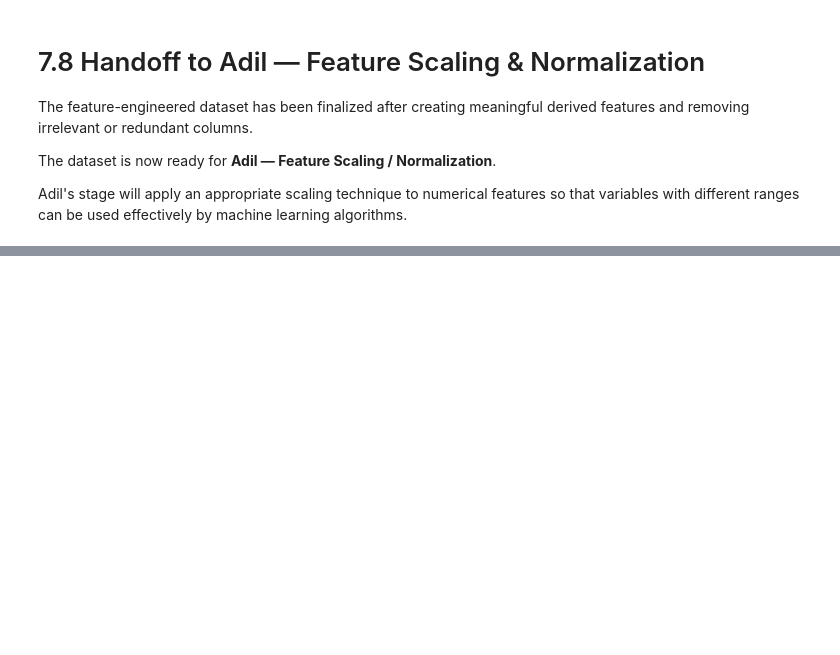
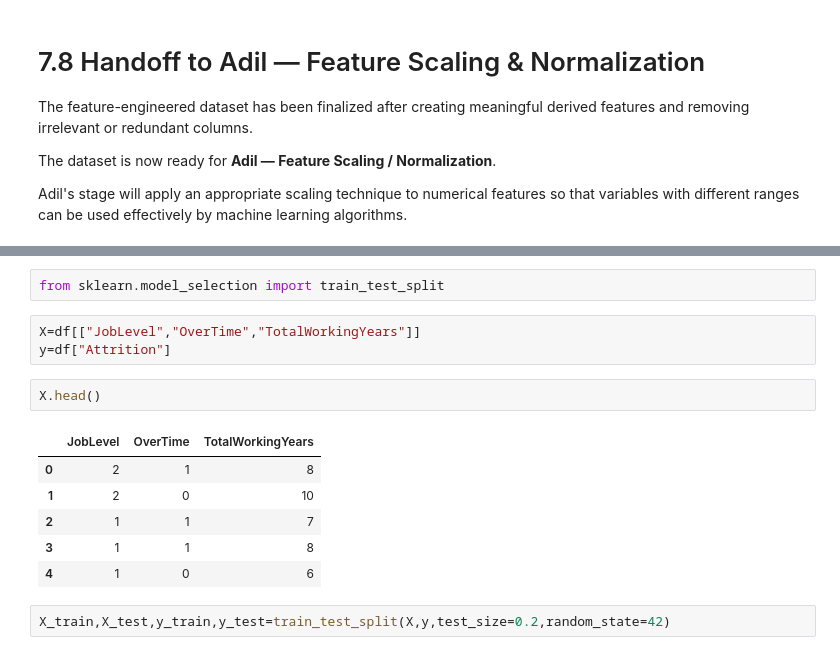
Before and after one commit to Jishafranklin/Parallel-Project-HR-Employee-Attrition-Preprocessing, a Jupyter notebook: notebooks/HR_Employee_Attrition_Preprocessing.ipynb, the cells around one changed output, grey strips where cells are left out. Saved outputs shown, nothing was run; the diff lists cells and outputs as text; blank space fills up the shorter version.

```diff
--- a/notebooks/HR_Employee_Attrition_Preprocessing.ipynb
+++ b/notebooks/HR_Employee_Attrition_Preprocessing.ipynb
@@ -660,0 +669,16 @@ Adil's stage will apply an appropriate scaling technique to numerical features s
+# %%
+from sklearn.model_selection import train_test_split
+# %%
+X=df[["JobLevel","OverTime","TotalWorkingYears"]]
+y=df["Attrition"]
+# %%
+X.head()
+# %% [output]
+|  | JobLevel | OverTime | TotalWorkingYears |
+| 0 | 2 | 1 | 8 |
+| 1 | 2 | 0 | 10 |
+| 2 | 1 | 1 | 7 |
+| 3 | 1 | 1 | 8 |
+| 4 | 1 | 0 | 6 |
+# %%
+X_train,X_test,y_train,y_test=train_test_split(X,y,test_size=0.2,random_state=42)
```
Also changed, not shown: parts of 10 cells of this notebook.
